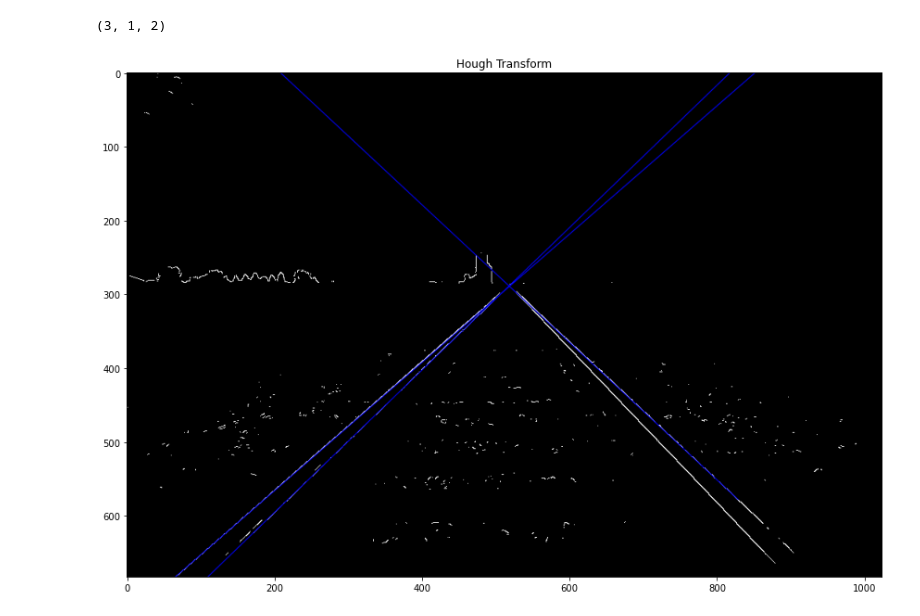
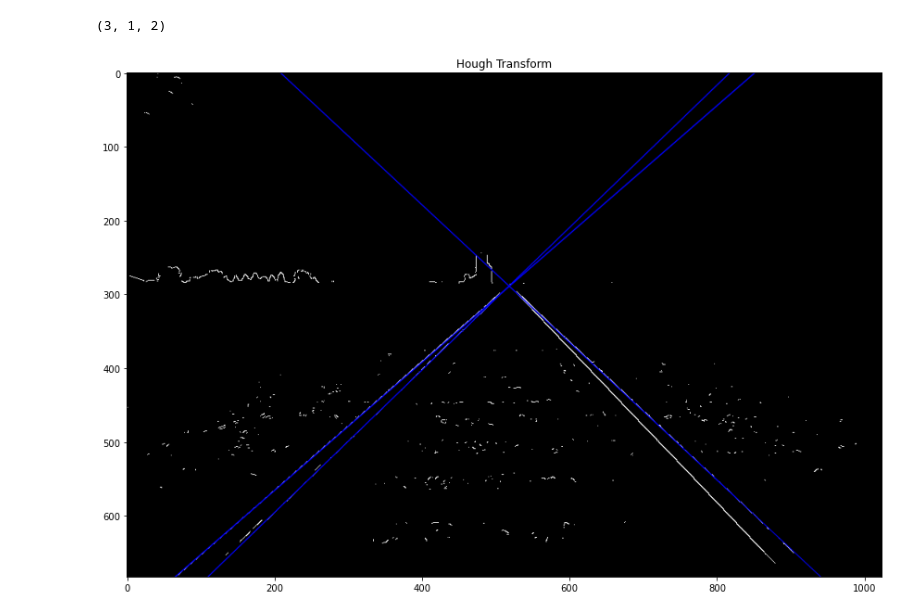
Before and after one commit to malinbranduse/hough_transform, a Jupyter notebook: hough.ipynb, the cells around one changed output. Drawn from its saved outputs; the diff is of its cells as text; code cells hidden in the pictures.

```diff
--- a/hough.ipynb
+++ b/hough.ipynb
@@ -39,22 +39,22 @@ output = cv.cvtColor(in_img, cv.COLOR_GRAY2BGR)
 w,h = in_img.shape
 # %%
 # Draw the lines
+scalar = 5e3
 if lines is not None:
-    scalar = 1e3
     for i in range(0, len(lines)):
         rho = lines[i][0][0]
         theta = lines[i][0][1]
         a = math.cos(theta)
         b = math.sin(theta)
         x0 = a * rho
         y0 = b * rho
         pt1 = (int(x0 + scalar*(-b)), int(y0 + scalar*(a)))
         pt2 = (int(x0 - scalar*(-b)), int(y0 - scalar*(a)))
         cv.line(output, pt1, pt2, (0,0,255), 1, cv.LINE_AA)
 
 plt.figure(figsize=(15,10))
 plt.imshow(output)
 plt.title('Hough Transform')
 plt.show()
 # %% [output]
-[figure, old version]
+[figure, new version]
```
